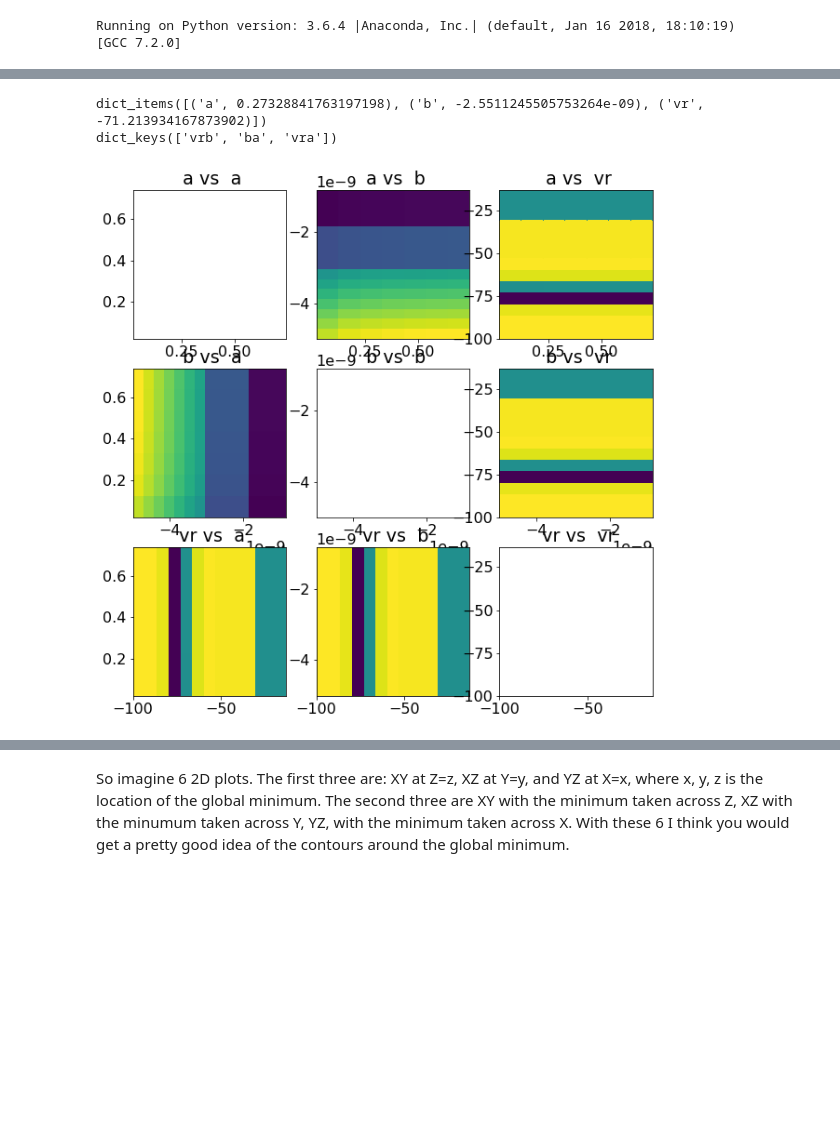
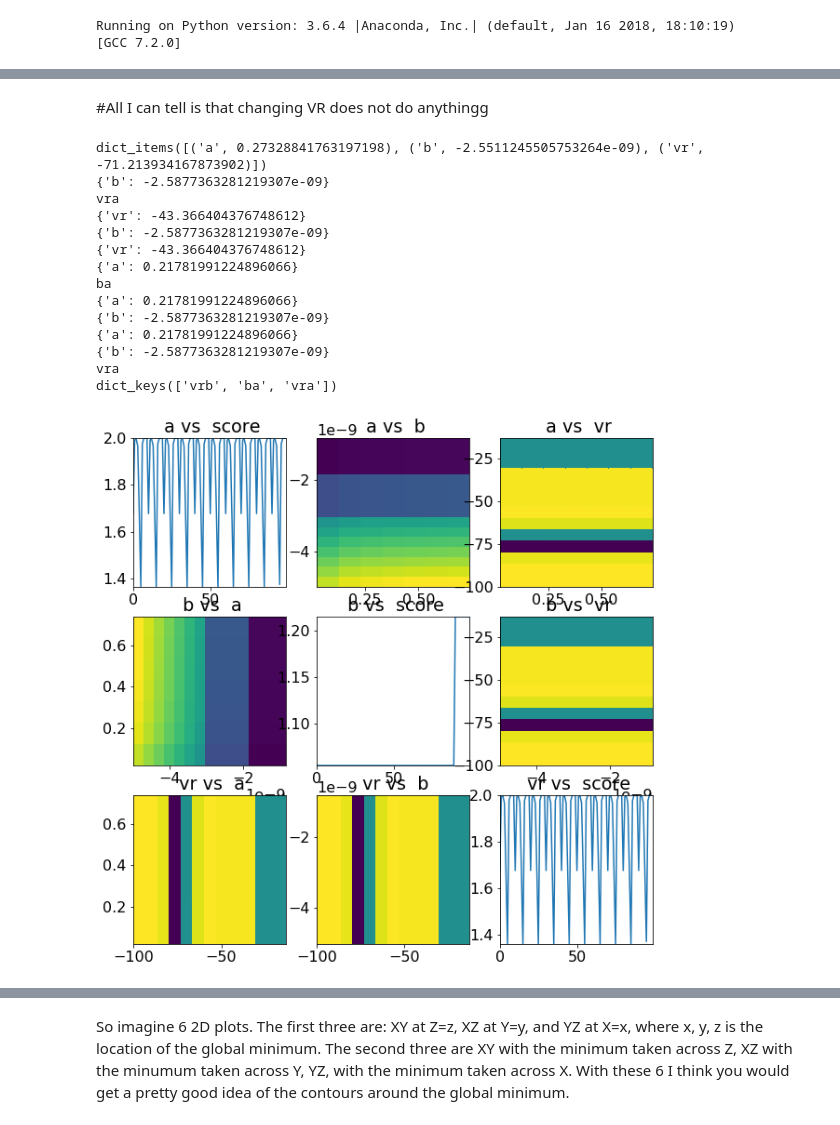
Before and after one commit to scidash/neuronunit, a Jupyter notebook: neuronunit/unit_test/progress_report_30thJuly.ipynb, the cells around one changed output, grey strips where cells are left out. Drawn from its saved outputs; the diff is of its cells as text; code cells hidden in the pictures; blank space fills up the shorter version.

```diff
--- a/neuronunit/unit_test/progress_report_30thJuly.ipynb
+++ b/neuronunit/unit_test/progress_report_30thJuly.ipynb
@@ -10,3 +10,16 @@ hc = pickle.load(open('held_constant_grid.p','rb'))
 # %% [output]
 Running on Python version: 3.6.4 |Anaconda, Inc.| (default, Jan 16 2018, 18:10:19)
 [GCC 7.2.0]
+# %%
+from neuronunit.optimization import get_neab
+import copy
+
+electro_path = str(os.getcwd())+'/pipe_tests.p'
+print(os.getcwd())
+assert os.path.isfile(electro_path) == True
+with open(electro_path,'rb') as f:
+    electro_tests = pickle.load(f)
+
+electro_tests = get_neab.replace_zero_std(electro_tests)
+electro_tests = get_neab.substitute_parallel_for_serial(electro_tests)
+test, observation = electro_tests[0]
@@ -41,3 +62,5 @@ dict_keys(['vrb', 'ba', 'vra'])
+# %% [markdown]
+#All I can tell is that changing VR does not do anythingg
 # %%
 try:
     from prettyplotlib import plt
@@ -81,7 +104,7 @@ npoints = 6
 tests = copy.copy(electro_tests[0][0][0:2])
 
 fig,ax = plt.subplots(3,3,figsize=(10,10))
-attrs_list = list(pop[0].dtc.attrs)
+attrs_list = list(pop[0].dtc.attrs.keys())
 
 
 hc['vra']
@@ -93,45 +116,68 @@ grid_results = {}
 hof = package[1]
 from matplotlib.colors import LogNorm
 
 
-for i in range(len(attrs_list)):
-    for j in range(len(attrs_list)):
+from neuronunit.optimization import model_parameters as modelp
+mp = modelp.model_params
 
-        ax[i,j].set_title(' {0} vs  {1}'.format(attrs_list[i],attrs_list[j]))
-        ss = set([attrs_list[j],attrs_list[i]])
+for i,ki in enumerate(pop[0].dtc.attrs.keys()):
+    for j,kj in enumerate(pop[0].dtc.attrs.keys()):
+
+        ax[i,j].set_title(' {0} vs  {1}'.format(str(ki),str(kj)))
+        ss = set([ki,kj])
         bs = set(attrs_list)
         diff = bs.difference(ss)
         bd =  {}
         bd[list(diff)[0]] = hof[0].dtc.attrs[list(diff)[0]]
-
-
-        #ax_trip,plot_axis = plot_surface(fig,ax[i,j],attrs_list[j],attrs_list[i],history)
-        #ax[i,j].plot_axis = plot_axis
-
+        print(bd)
         for k,v in hc.items():
-            if str(attrs_list[j]) in k and str(attrs_list[i]) in k:
+            if str(ki) in k and str(kj) in k:
                 key = k
 
+        tuples = np.array([ (np.sum(list(p.dtc.scores.values())), p.dtc.attrs[str(ki)],p.dtc.attrs[str(ji)]) for p in hc[key] ])
+
         z = np.array([ np.sum(list(p.dtc.scores.values())) for p in hc[key] ])
-        x = np.array([ p.dtc.attrs[str(attrs_list[i])] for p in hc[key] ])
-        y = np.array([ p.dtc.attrs[str(attrs_list[j])] for p in hc[key] ])
+        # x = np.array([ p.dtc.attrs[str(ki)] for p in hc[key] ])
+        # y = np.array([ p.dtc.attrs[str(kj)] for p in hc[key] ])
 
         N = int(np.sqrt(len(x)))
         x = x.reshape((N, N))
         y = y.reshape((N, N))
         z = z.reshape((N, N))
 
         #plt.pcolor(X, Y, Z1)
 
         ax[i,j].pcolormesh(x, y, z)#, norm=LogNorm(vmin=z.min(), vmax=z.max()), cmap='PuBu_r')
         if i==j:
 
-            x = np.array([ p.dtc.attrs[str(attrs_list[i])] for p in hc[key] ])
-            y = np.array([ p.dtc.attrs[str(attrs_list[j])] for p in hc[key] ])
+            ax[i,j].set_title(' {0} vs  score'.format(attrs_list[i],attrs_list[j]))
+
+            print(key)
+            z = np.array([ np.sum(list(p.dtc.scores.values())) for p in hc[key] ])
+            x = [i for i in range(0,len(z))]
+            ax[i,j].plot(x,z)
+
+            ax[i,j].set_xlim(np.min(x),np.max(x))
+            ax[i,j].set_ylim(np.min(z),np.max(z))
 
 
+            #if 'vr' in key:
+                #print(z,np.mean(z),np.std(z))
+
 print(hc.keys())
 # %% [output]
 dict_items([('a', 0.27328841763197198), ('b', -2.5511245505753264e-09), ('vr', -71.213934167873902)])
+{'b': -2.5877363281219307e-09}
+vra
+{'vr': -43.366404376748612}
+{'b': -2.5877363281219307e-09}
+{'vr': -43.366404376748612}
+{'a': 0.21781991224896066}
+ba
+{'a': 0.21781991224896066}
+{'b': -2.5877363281219307e-09}
+{'a': 0.21781991224896066}
+{'b': -2.5877363281219307e-09}
+vra
 dict_keys(['vrb', 'ba', 'vra'])
-[figure, old version]
+[figure, new version]
```
Also changed, not shown: parts of 20 cells of this notebook, 1 other file.
